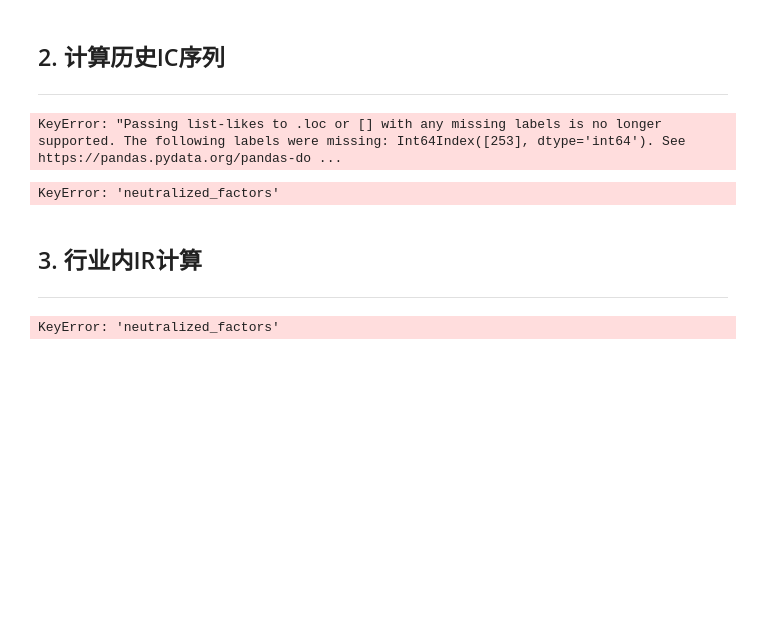
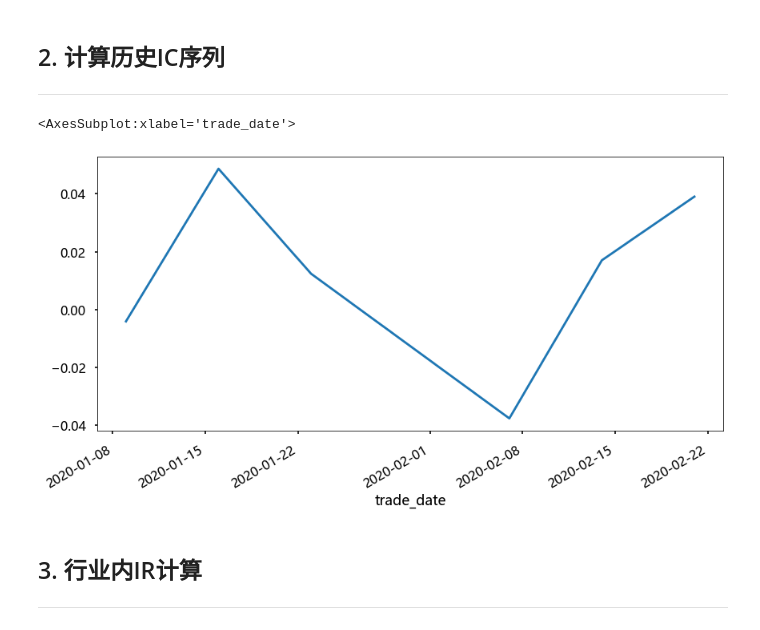
Before and after one commit to alpha-miner/alpha-mind, a Jupyter notebook: notebooks/Quick Start 7 - Single Factor IC Analysis.ipynb, the cells around one changed output. Cells and saved outputs as stored; diff of their text form; code cells hidden in the pictures; blank space fills up the shorter version.

```diff
--- a/notebooks/Quick Start 7 - Single Factor IC Analysis.ipynb
+++ b/notebooks/Quick Start 7 - Single Factor IC Analysis.ipynb
@@ -39,15 +39,14 @@ total_data.dropna(inplace=True)
 # %%
 neutralized_factors = neutralize(total_data[neutralized_styles].values.astype(float),
                                  total_data[factor_name].values,
-                                 groups=total_data['trade_date'])
+                                 groups=total_data['trade_date'].values)
 total_data['neutralized_factors'] = neutralized_factors
-# %% [output]
-KeyError: "Passing list-likes to .loc or [] with any missing labels is no longer supported. The following labels were missing: Int64Index([253], dtype='int64'). See https://pandas.pydata.org/pandas-do ...
 # %%
 ic_series = total_data.groupby('trade_date').apply(lambda x: np.corrcoef(x['neutralized_factors'], x['dx'])[0, 1])
-ic_series.rolling(window=7).mean().plot(figsize=(14, 7))
+ic_series.rolling(window=2).mean().plot(figsize=(14, 7))
 # %% [output]
-KeyError: 'neutralized_factors'
+<AxesSubplot:xlabel='trade_date'>
+[figure, added]
 # %% [markdown]
 ## 3. 行业内IR计算
 ---------------------
@@ -56,8 +55,6 @@ industry_category = engine.fetch_industry_range(universe, dates=dates)
 total_data = pd.merge(total_data, industry_category, on=['trade_date', 'code']).dropna()
 # %%
 industry_ic = total_data.groupby(['trade_date', 'industry']).apply(lambda x: np.corrcoef(x['neutralized_factors'], x['dx'])[0, 1])
-# %% [output]
-KeyError: 'neutralized_factors'
 # %%
 (industry_ic.groupby(level=1).mean() / industry_ic.groupby(level=1).std()).sort_values(ascending=False).plot(kind='bar', figsize=(14, 7))
 # %% [output]
```
Also changed, not shown: parts of 1 cell of this notebook, 19 other files.
